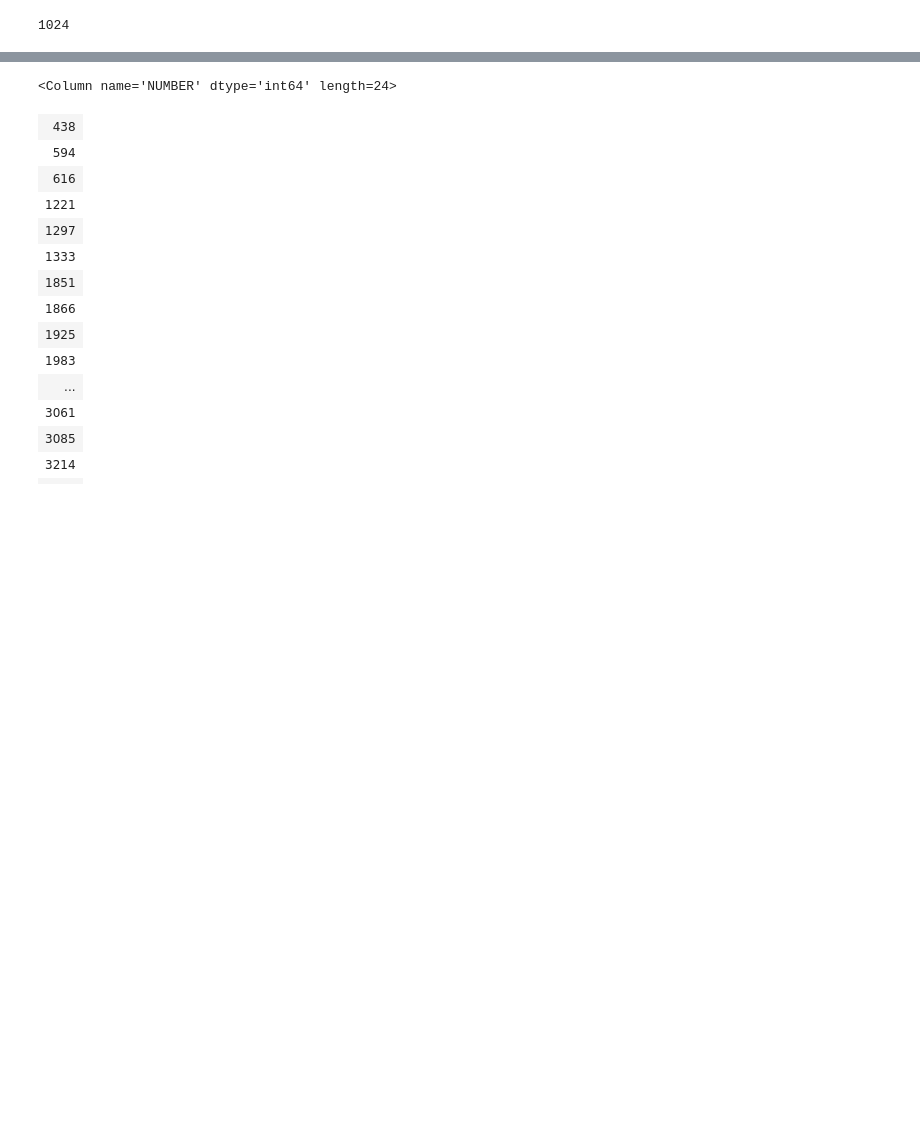
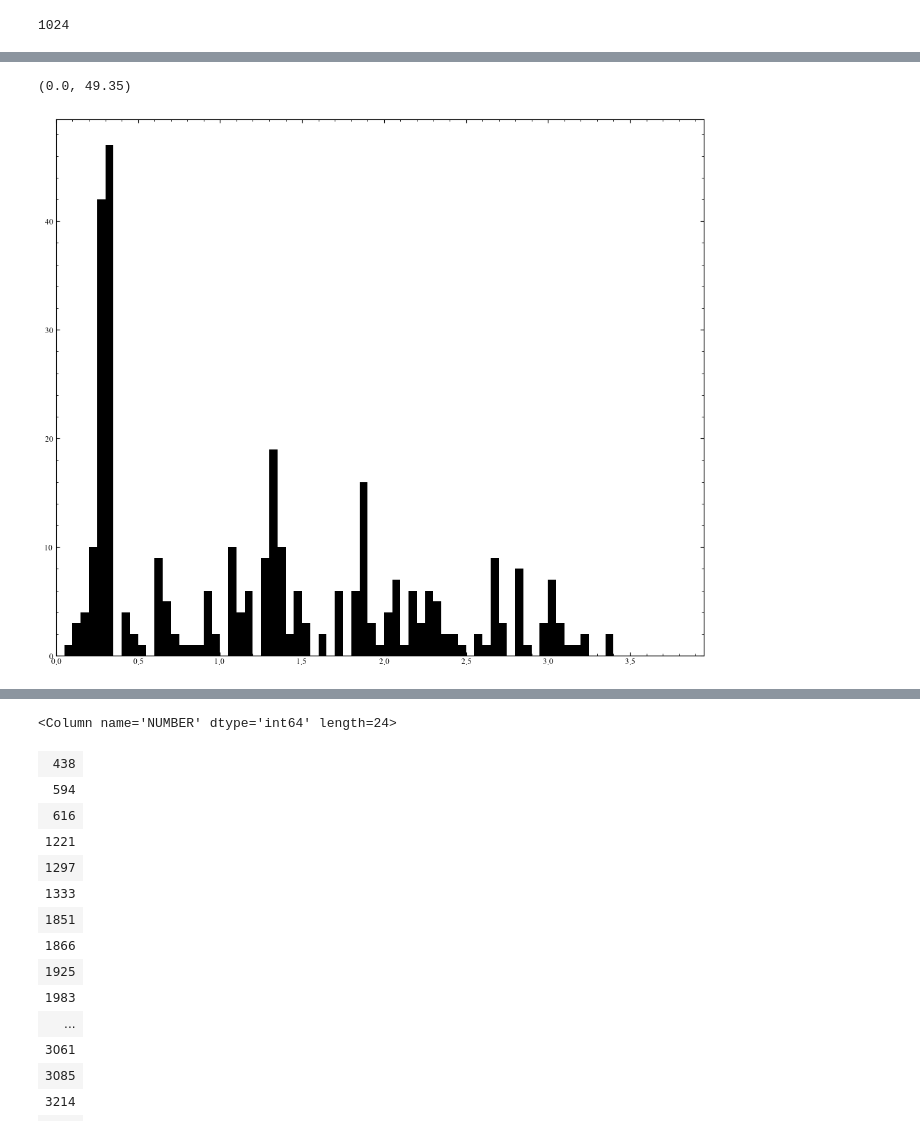
Before and after one commit to PJ-Watson/niriss-tools, a Jupyter notebook: example_notebooks/7-VisualisationClassification_recombine.ipynb, the cells around one changed output, grey strips where cells are left out. Drawn from its saved outputs; the diff is of its cells as text; code cells hidden in the pictures; blank space fills up the shorter version.

Commit message:
Additional plots and catalogue work.

```diff
--- a/example_notebooks/7-VisualisationClassification_recombine.ipynb
+++ b/example_notebooks/7-VisualisationClassification_recombine.ipynb
@@ -270,0 +494,30 @@ Yechi
+# %%
+import matplotlib.pyplot as plt
+import numpy as np
+
+fig, axs = plt.subplots(1, 1, sharex=True, figsize=(12, 10))
+
+z_bins = np.arange(0, 4, 0.05)
+axs.hist(v2_cat["Z_EST_ALL"][v2_cat["Z_FLAG_ALL"] >= 9], bins=z_bins, color="k")
+axs.set_xlim(z_bins[0],z_bins[-1])
+y_lims = axs.get_ylim()
+
+# h_alpha_lims = [
+#     [0.543,0.954],
+#     [1.026,1.545],
+#     [1.667,2.391],
+# ]
+# OIII_lims = [
+#     [1.032,1.574],
+#     [1.668,2.353],
+#     [2.513,3.466],
+# ]
+# for l in h_alpha_lims:
+#     axs.fill_betweenx(y_lims, *l, color="b", alpha=0.2, edgecolor="none")
+# for l in OIII_lims:
+#     axs.fill_betweenx(y_lims, *l, color="r", alpha=0.2, edgecolor="none")
+
+axs.set_ylim(y_lims)
+# %% [output]
+(0.0, 49.35)
+[figure, added]
```
Also changed, not shown: parts of 6 cells of this notebook, 6 other files.
